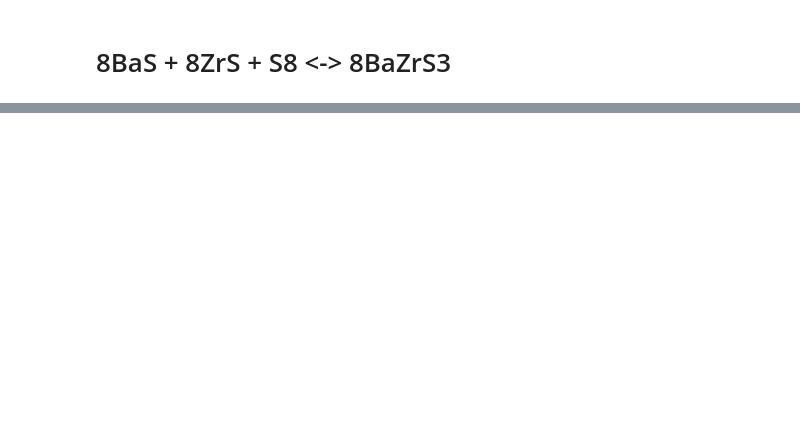
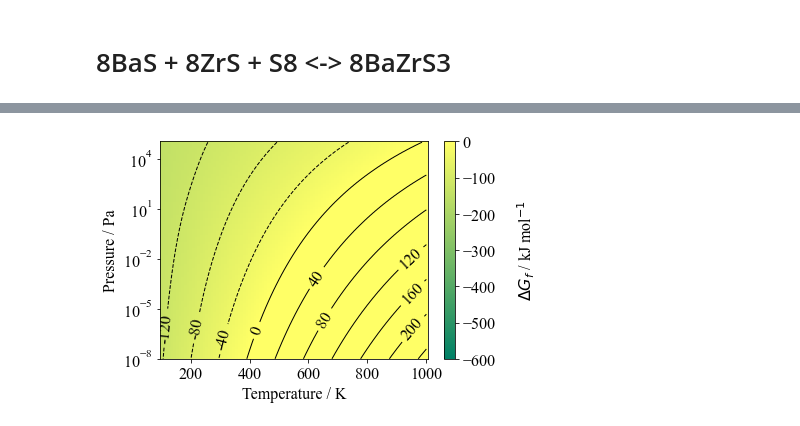
Before and after one commit to NU-CEM/ThermoPot, a Jupyter notebook: BaZrS3/BaZrS3.ipynb, the cells around one changed output, grey strips where cells are left out. Cells and saved outputs as stored; diff of their text form; code cells hidden in the pictures; blank space fills up the shorter version.

```diff
--- a/BaZrS3/BaZrS3.ipynb
+++ b/BaZrS3/BaZrS3.ipynb
@@ -308,0 +266,15 @@ Ok, so that is 317 meV which is much closer to that reported in the literature.
+# %%
+BaS3_calc = calculations.Calculation(volume=0.188541E+03,energy=-515300.801230511, xc="pbesol",NAtoms=8)
+BaS3 = materials.Solid("BaS3",{"Ba": 1,"S":3},
+                           "../BaZrS3/phonopy_output/BaS3_P-42_1m.dat",
+                           calculation=BaS3_calc)
+# %%
+
+T = np.linspace(100, 1000, 100)  # K
+P = np.array(np.logspace(-8, 5, 100), ndmin=2).transpose()  # Pa
+Ba_S_reaction = reactions.Reaction({BaS:1,S2:1},{BaS3:1},temperature=T,
+                                   pressure=P)
+GFE = Ba_S_reaction.Dmu(units="kJ")
+GFE.plot_TvsP()
+# %% [output]
+[figure, added]
```
Also changed, not shown: parts of 58 cells of this notebook, 4 other files.
